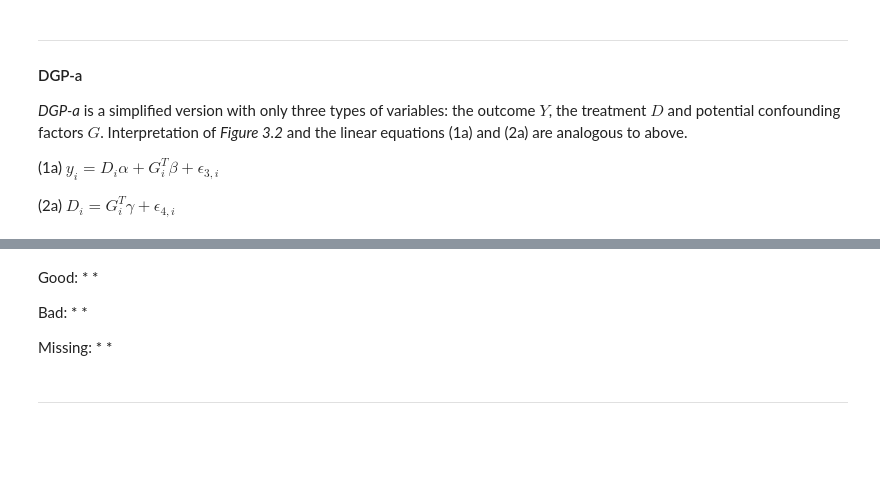
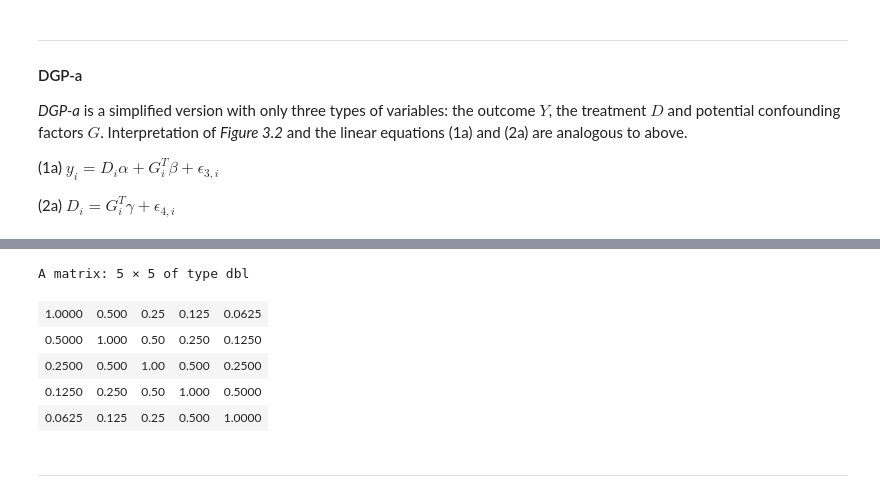
Before and after one commit to maxschae/compstat-project, a Jupyter notebook: CompStat_Project_Max_Schäfer.ipynb, the cells around one changed output, grey strips where cells are left out. Drawn from its saved outputs; the diff is of its cells as text; code cells hidden in the pictures; blank space fills up the shorter version.

```diff
--- a/CompStat_Project_Max_Schäfer.ipynb
+++ b/CompStat_Project_Max_Schäfer.ipynb
@@ -265,15 +226,25 @@ The treatment effect is $\alpha = 0.25$, the confounders' direct effect on the t
-# %% [markdown]
-Good:
-*
-*
-
-Bad:
-*
-*
-
-Missing:
-*
-*
+# %%
+n_G_attr <- 5
+# Specify variance-covariance matrix
+correlation_term <- .5
+sigma_G <- matrix(correlation_term, nrow=n_G_attr, ncol=n_G_attr)
+
+for (j in 1:(n_G_attr)) {
+  power <- 1 - j
+  a <- seq(from=power, to=(n_G_attr-j), by=1)
+  sigma_G[, j] <- sigma_G[, j]**abs(a)
+}
+
+diag(sigma_G) <- rep(1, n_G_attr)
+
+sigma_G
+# %% [output]
+A matrix: 5 × 5 of type dbl
+| 1.0000 | 0.500 | 0.25 | 0.125 | 0.0625 |
+| 0.5000 | 1.000 | 0.50 | 0.250 | 0.1250 |
+| 0.2500 | 0.500 | 1.00 | 0.500 | 0.2500 |
+| 0.1250 | 0.250 | 0.50 | 1.000 | 0.5000 |
+| 0.0625 | 0.125 | 0.25 | 0.500 | 1.0000 |
 # %% [markdown]
 <hr>
 # %%
```
Also changed, not shown: parts of 43 cells of this notebook, 4 other files.
